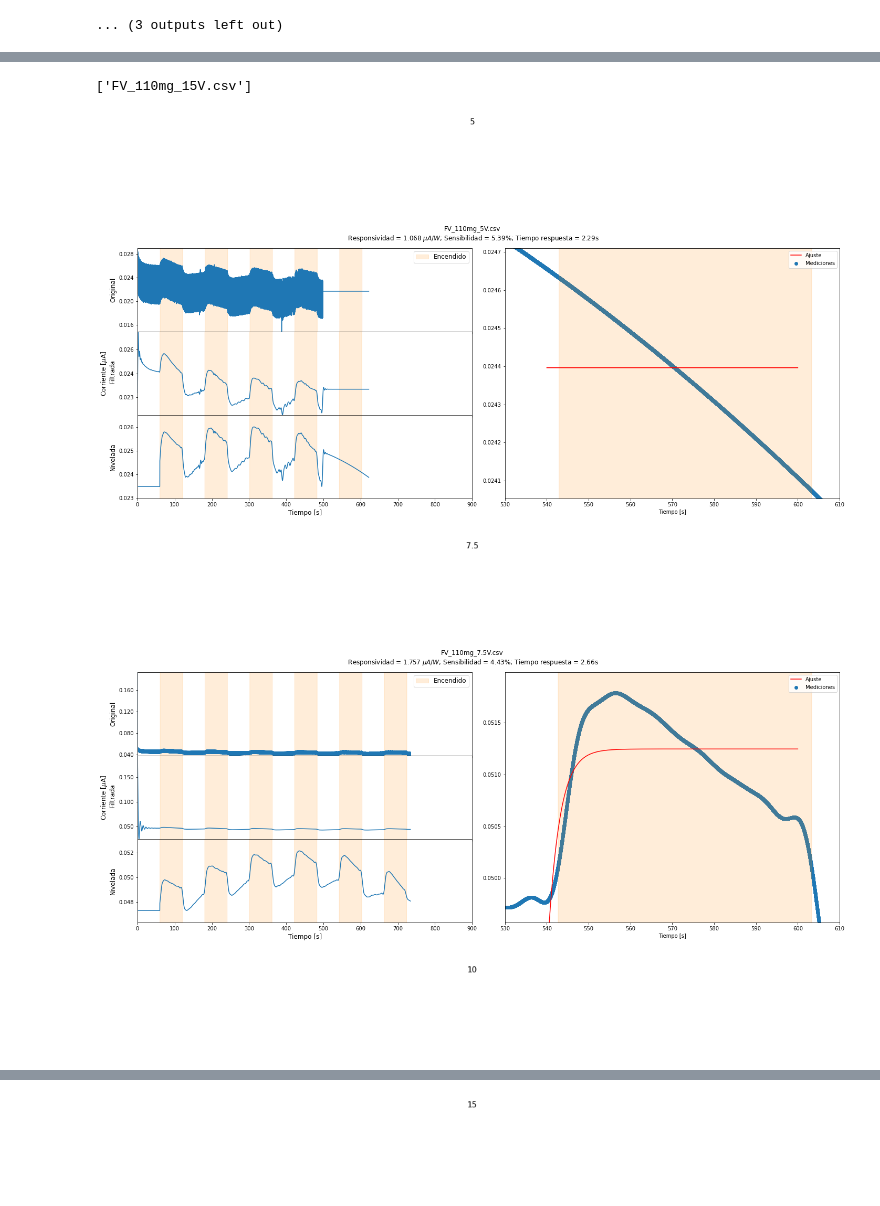
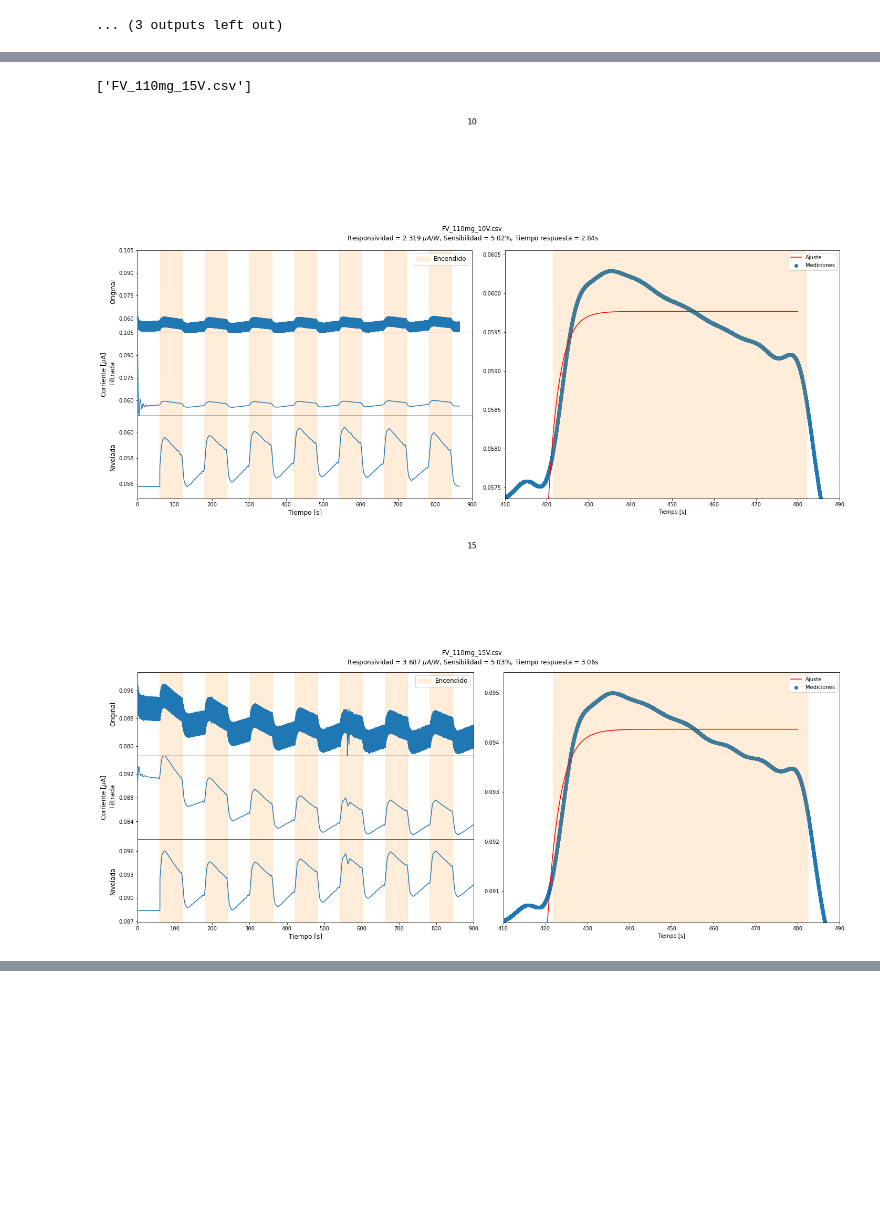
Before and after one commit to deolaya1318/Fotoconductividad, a Jupyter notebook: Fotoconductividad.ipynb, the cells around one changed output, grey strips where cells are left out. Cells and saved outputs as stored; diff of their text form; code cells hidden in the pictures; blank space fills up the shorter version.

```diff
--- a/Fotoconductividad.ipynb
+++ b/Fotoconductividad.ipynb
@@ -84,7 +84,7 @@ def procesar_datos_foto(nombre,axes,rango=(0,100000),filter_function=None,filter
 
 
     if ax_single:
-        inicio = 780
+        inicio = 420
         rango_up = (tiempo>inicio) & (tiempo<inicio+60)
         tiempo_up = (tiempo-inicio)[rango_up]
         corriente_up = corriente[rango_up]
@@ -189,7 +189,7 @@ def extraer_datos_foto(nombre,axes,rango=(0,100000),filter_function=None,filter_
 
 
     if ax_single is not None:
-        inicio = 780
+        inicio = 420
         rango_up = (tiempo>inicio) & (tiempo<inicio+60)
         tiempo_up = (tiempo-inicio)[rango_up]
         corriente_up = corriente[rango_up]
@@ -538,5 +538,5 @@ filenames
 # %%
-voltajes = [5, 7.5, 10, 15]
+voltajes = [10, 15]
 def generate_filenames(phi=20):
     V = voltajes
     filenames = ['FV_110mg_{}V.csv'.format(phi,P)]
@@ -555,34 +555,33 @@ ax0,ax1,ax5,ax15,ax20 = fig.add_subplot(gs[0,0]),fig.add_subplot(gs[1,0]),fig.ad
 axes = (ax0,ax1,ax5,ax15,ax20)
 
 for (phi,ax) in zip(voltajes,axes):
 
     filenames = generate_filenames(phi)
     plt.figure(figsize=(20,2))
     plt.axis('off')
     plt.title(phi)
     for filename in filenames:
 
         fig1 = plt.figure(figsize=(20,8))
         fig2,ax1 = plt.subplots(figsize=(12,8) )
         gs = fig1.add_gridspec(3,6,hspace=0)
         original,filtrada,corregida,zoom = fig1.add_subplot(gs[0,:3]),fig1.add_subplot(gs[1,:3]),fig1.add_subplot(gs[2,:3]),fig1.add_subplot(gs[:,3:])
 
 
         I0,Delta_I0,tau = extraer_datos_foto(filename,(original,filtrada,corregida),filter_function=basic_filter,filter_cut=cut,ajuste=ajuste,rango=rango,ax_single=zoom,reg_avg=ax1)
         r,s,Sr,Ss = calcular_desempeño(I0,Delta_I0,15)
 #         ax.set_ylabel('{}%wt-G'.format(phi))
 
         fig1.suptitle(filename+'\n Responsividad = {:.3f} $\mu A / W$; Sensibilidad = {:.2f}%; Tiempo respuesta = {:.2f}s'.format(r,s*100,tau))
 
         fig1.tight_layout()
         plt.close(fig)
 #         plt.close(fig1)
         plt.close(fig2)
 filenames
 # %% [output]
 ['FV_110mg_15V.csv']
 [figure]
-[figure, old version]
+[figure, new version]
 [figure]
-[figure, old version]
+[figure, new version]
-[figure, removed]
@@ -590 +587,0 @@ filenames
-[figure, removed]
```
Also changed, not shown: parts of 3 cells of this notebook.
